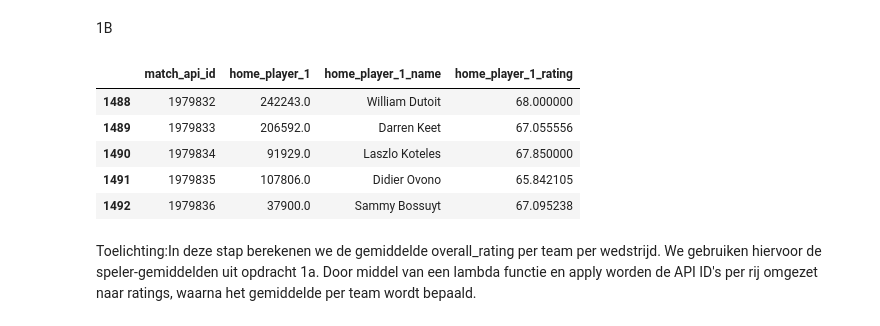
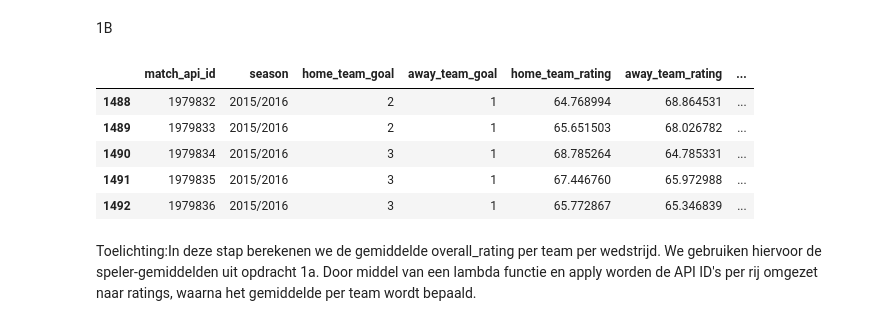
Before and after one commit to ShaliniBekaroe/Datalab_semester2_Groep1, a Jupyter notebook: notebook/data_mining.ipynb, the cells around one changed output. Drawn from its saved outputs; the diff is of its cells as text; code cells hidden in the pictures.

Commit message:
1B aangepast naar per speler in een team per wedstrijd

```diff
--- a/notebook/data_mining.ipynb
+++ b/notebook/data_mining.ipynb
@@ -215,42 +215,55 @@ display(df_avg_players.head())
 # %% [markdown]
 1B
 # %%
-def get_cleaned_matches_with_ratings(df_matches, df_player_stats):
+def get_detailed_match_ratings(df_matches, df_player_stats):
     """
-    Filtert matches op bruikbare data en voegt team ratings toe.
+    Pas het match dataframe aan met gemiddelde ratings per speler.
+    De kolommen worden geordend op ID, Naam en Rating per speler.
     """
-    # 1. Selecteer een recent seizoen met goede data
+    # 1. Filter op een seizoen met volledige data (2015/2016) voor een correcte analyse
     df_recent = df_matches[df_matches['season'] == '2015/2016'].copy()
-
-    # 2. Verwijder rijen waar de eerste speler ontbreekt
     df_recent = df_recent.dropna(subset=['home_player_1', 'away_player_1'])
 
-    # 3. De mapping toepassen (zoals eerder)
+    # 2. Mappings maken voor efficiënt coderen
+    name_map = dict(zip(df_player_stats['player_api_id'], df_player_stats['player_name']))
     rating_map = dict(zip(df_player_stats['player_api_id'], df_player_stats['overall_rating']))
 
-    home_cols = [f'home_player_{i}' for i in range(1, 12)]
-    away_cols = [f'away_player_{i}' for i in range(1, 12)]
+    # 3. Definieer de speler-ID kolommen
+    home_id_cols = [f'home_player_{i}' for i in range(1, 12)]
+    away_id_cols = [f'away_player_{i}' for i in range(1, 12)]
 
-    # Gebruik map per kolom voor maximale compatibiliteit
-    for col in home_cols + away_cols:
+    # 4. Voeg per speler de naam en rating toe
+    for col in home_id_cols + away_id_cols:
+        df_recent[f'{col}_name'] = df_recent[col].map(name_map)
         df_recent[f'{col}_rating'] = df_recent[col].map(rating_map)
 
-    # Bereken teamgemiddelde per wedstrijd
-    df_recent['home_team_rating'] = df_recent[[f'{c}_rating' for c in home_cols]].mean(axis=1)
-    df_recent['away_team_rating'] = df_recent[[f'{c}_rating' for c in away_cols]].mean(axis=1)
+    # 5. Bereken teamgemiddelden (Eis: Data-analyse)
+    df_recent['home_team_rating'] = df_recent[[f'{c}_rating' for c in home_id_cols]].mean(axis=1)
+    df_recent['away_team_rating'] = df_recent[[f'{c}_rating' for c in away_id_cols]].mean(axis=1)
 
-    return df_recent
+    # 6. Herschik kolommen
+    match_info = ['match_api_id', 'season', 'home_team_goal', 'away_team_goal', 'home_team_rating', 'away_team_rating']
 
-df_analysis = get_cleaned_matches_with_ratings(df_match, df_avg_players)
+    player_order = []
+    for i in range(1, 12):
+        player_order.extend([f'home_player_{i}', f'home_player_{i}_name', f'home_player_{i}_rating'])
+    for i in range(1, 12):
+        player_order.extend([f'away_player_{i}', f'away_player_{i}_name', f'away_player_{i}_rating'])
 
-display(df_analysis[['match_api_id', 'season', 'home_team_rating', 'away_team_rating']].tail())
+    return df_recent[match_info + player_order]
+
+# Uitvoeren en opslaan in een nieuw dataframe
+df_full_analysis = get_detailed_match_ratings(df_match, df_avg_players)
+
+# Controle van de eerste kolommen
+display(df_full_analysis.head())
 # %% [output]
-|  | match_api_id | home_player_1 | home_player_1_name | home_player_1_rating |
-| 1488 | 1979832 | 242243.0 | William Dutoit | 68.000000 |
-| 1489 | 1979833 | 206592.0 | Darren Keet | 67.055556 |
-| 1490 | 1979834 | 91929.0 | Laszlo Koteles | 67.850000 |
-| 1491 | 1979835 | 107806.0 | Didier Ovono | 65.842105 |
-| 1492 | 1979836 | 37900.0 | Sammy Bossuyt | 67.095238 |
+|  | match_api_id | season | home_team_goal | away_team_goal | home_team_rating | away_team_rating | ... |
+| 1488 | 1979832 | 2015/2016 | 2 | 1 | 64.768994 | 68.864531 | ... |
+| 1489 | 1979833 | 2015/2016 | 2 | 1 | 65.651503 | 68.026782 | ... |
+| 1490 | 1979834 | 2015/2016 | 3 | 1 | 68.785264 | 64.785331 | ... |
+| 1491 | 1979835 | 2015/2016 | 3 | 1 | 67.446760 | 65.972988 | ... |
+| 1492 | 1979836 | 2015/2016 | 3 | 1 | 65.772867 | 65.346839 | ... |
 # %% [markdown]
 Toelichting:In deze stap berekenen we de gemiddelde overall_rating per team per wedstrijd. We gebruiken hiervoor de speler-gemiddelden uit opdracht 1a. Door middel van een lambda functie en apply worden de API ID's per rij omgezet naar ratings, waarna het gemiddelde per team wordt bepaald.
 # %% [markdown]
```
